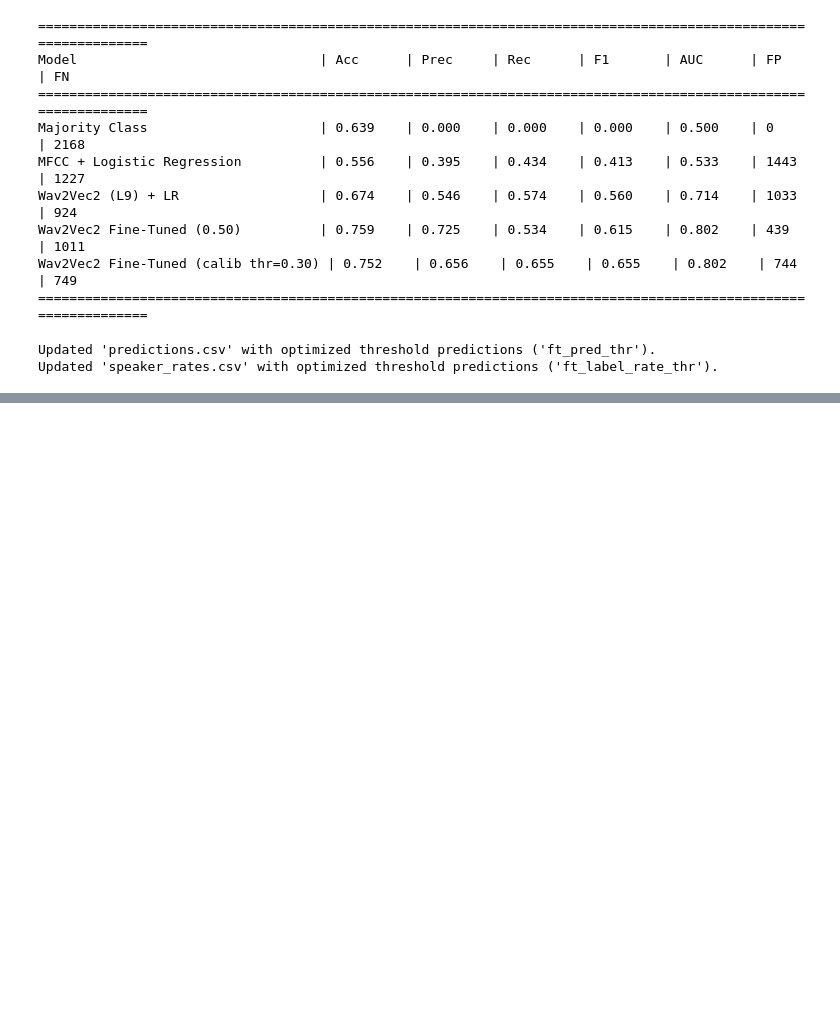
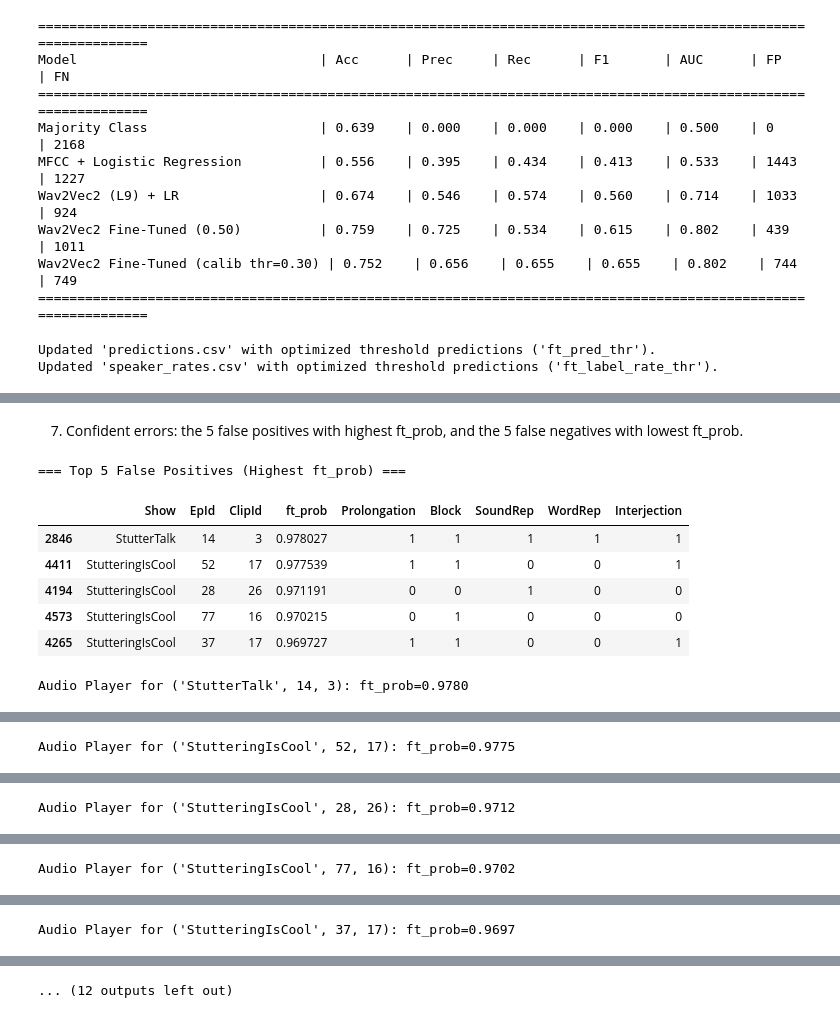
Before and after one commit to And850/Stutter-Track, a Jupyter notebook: VeritasHackathon.ipynb, the cells around one changed output, grey strips where cells are left out. Saved outputs shown, nothing was run; the diff lists cells and outputs as text; code cells hidden in the pictures; blank space fills up the shorter version.

```diff
--- a/VeritasHackathon.ipynb
+++ b/VeritasHackathon.ipynb
@@ -1752,0 +1747,20 @@ Updated 'speaker_rates.csv' with optimized threshold predictions ('ft_label_rate
+# %%
+import pandas as pd
+import numpy as np
+from sklearn.metrics import recall_score, confusion_matrix, roc_auc_score
+import IPython.display as ipd
+
+# Build the diagnostic fa dataframe securely
+test_subset_fa = df_working[df_working['split'] == 'test'].copy()
+
+# Drop vote columns from test_subset_fa if they exist to prevent suffix issues after merge
+vote_cols = ['Prolongation', 'Block', 'SoundRep', 'WordRep', 'Interjection']
+for col in vote_cols:
+    if col in test_subset_fa.columns:
+        test_subset_fa = test_subset_fa.drop(columns=[col])
+
+# Merge votes securely
+fa = test_subset_fa.merge(df_filtered[['Show', 'EpId', 'ClipId'] + vote_cols], on=['Show', 'EpId', 'ClipId'], how='left')
+
+assert len(fa) == 6011, f"Expected len(fa) == 6011, got {len(fa)}"
+fa['max_votes'] = fa[['Prolongation', 'Block', 'SoundRep', 'WordRep']].max(axis=1)
@@ -1752,0 +1985,38 @@ Updated 'speaker_rates.csv' with optimized threshold predictions ('ft_label_rate
+# %% [markdown]
+7. Confident errors: the 5 false positives with highest ft_prob, and the 5 false negatives with lowest ft_prob.
+# %%
+# Map the correct aligned vote column names for visual output display
+mapped_vote_cols = [c if c in fa.columns else f"{c}_y" for c in vote_cols]
+
+# False Positives with highest ft_prob
+fps_all = fa[(fa['stutter'] == 0) & (fa['ft_pred_thr'] == 1)]
+top_fps = fps_all.sort_values(by='ft_prob', ascending=False).head(5)
+
+# False Negatives with lowest ft_prob
+fns_all = fa[(fa['stutter'] == 1) & (fa['ft_pred_thr'] == 0)]
+top_fns = fns_all.sort_values(by='ft_prob', ascending=True).head(5)
+
+print("=== Top 5 False Positives (Highest ft_prob) ===")
+display(top_fps[['Show', 'EpId', 'ClipId', 'ft_prob'] + mapped_vote_cols])
+for idx, row in top_fps.iterrows():
+    key = (row['Show'], int(row['EpId']), int(row['ClipId']))
+    if key in audio_cache:
+        print(f"Audio Player for {key}: ft_prob={row['ft_prob']:.4f}")
+        ipd.display(ipd.Audio(audio_cache[key].astype(np.float32), rate=16000))
+
+print("\n=== Top 5 False Negatives (Lowest ft_prob) ===")
+display(top_fns[['Show', 'EpId', 'ClipId', 'ft_prob'] + mapped_vote_cols])
+for idx, row in top_fns.iterrows():
+    key = (row['Show'], int(row['EpId']), int(row['ClipId']))
+    if key in audio_cache:
+        print(f"Audio Player for {key}: ft_prob={row['ft_prob']:.4f}")
+        ipd.display(ipd.Audio(audio_cache[key].astype(np.float32), rate=16000))
+# %% [output]
+=== Top 5 False Positives (Highest ft_prob) ===
+|  | Show | EpId | ClipId | ft_prob | Prolongation | Block | SoundRep | WordRep | Interjection |
+| 2846 | StutterTalk | 14 | 3 | 0.978027 | 1 | 1 | 1 | 1 | 1 |
+| 4411 | StutteringIsCool | 52 | 17 | 0.977539 | 1 | 1 | 0 | 0 | 1 |
+| 4194 | StutteringIsCool | 28 | 26 | 0.971191 | 0 | 0 | 1 | 0 | 0 |
+| 4573 | StutteringIsCool | 77 | 16 | 0.970215 | 0 | 1 | 0 | 0 | 0 |
+| 4265 | StutteringIsCool | 37 | 17 | 0.969727 | 1 | 1 | 0 | 0 | 1 |
+Audio Player for ('StutterTalk', 14, 3): ft_prob=0.9780
@@ -1752,0 +2024 @@ Updated 'speaker_rates.csv' with optimized threshold predictions ('ft_label_rate
+Audio Player for ('StutteringIsCool', 52, 17): ft_prob=0.9775
@@ -1752,0 +2026 @@ Updated 'speaker_rates.csv' with optimized threshold predictions ('ft_label_rate
+Audio Player for ('StutteringIsCool', 28, 26): ft_prob=0.9712
@@ -1752,0 +2028 @@ Updated 'speaker_rates.csv' with optimized threshold predictions ('ft_label_rate
+Audio Player for ('StutteringIsCool', 77, 16): ft_prob=0.9702
@@ -1752,0 +2030 @@ Updated 'speaker_rates.csv' with optimized threshold predictions ('ft_label_rate
+Audio Player for ('StutteringIsCool', 37, 17): ft_prob=0.9697
@@ -1752,0 +2032 @@ Updated 'speaker_rates.csv' with optimized threshold predictions ('ft_label_rate
+... (12 outputs left out)
```
Also changed, not shown: parts of 26 cells of this notebook.
